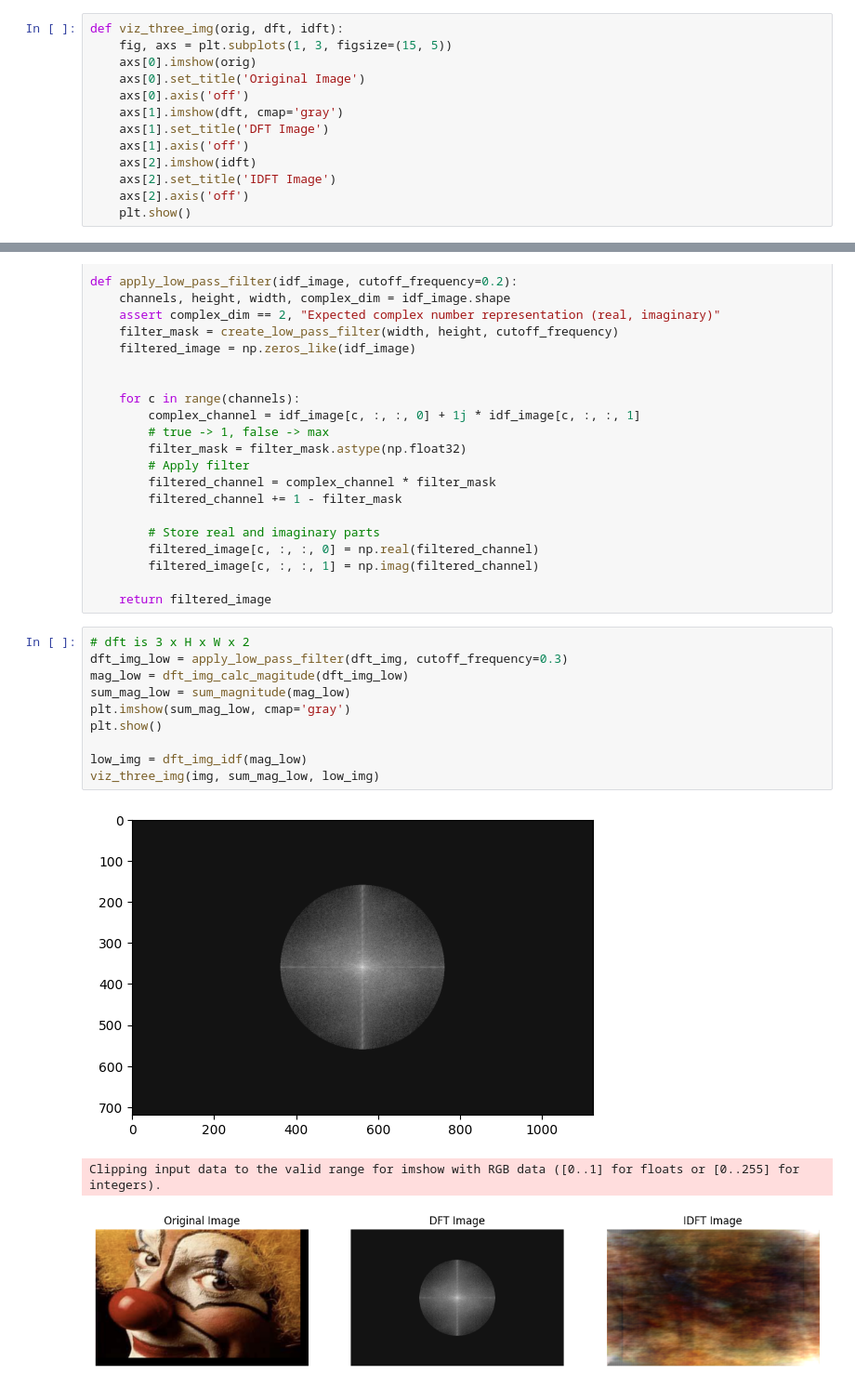
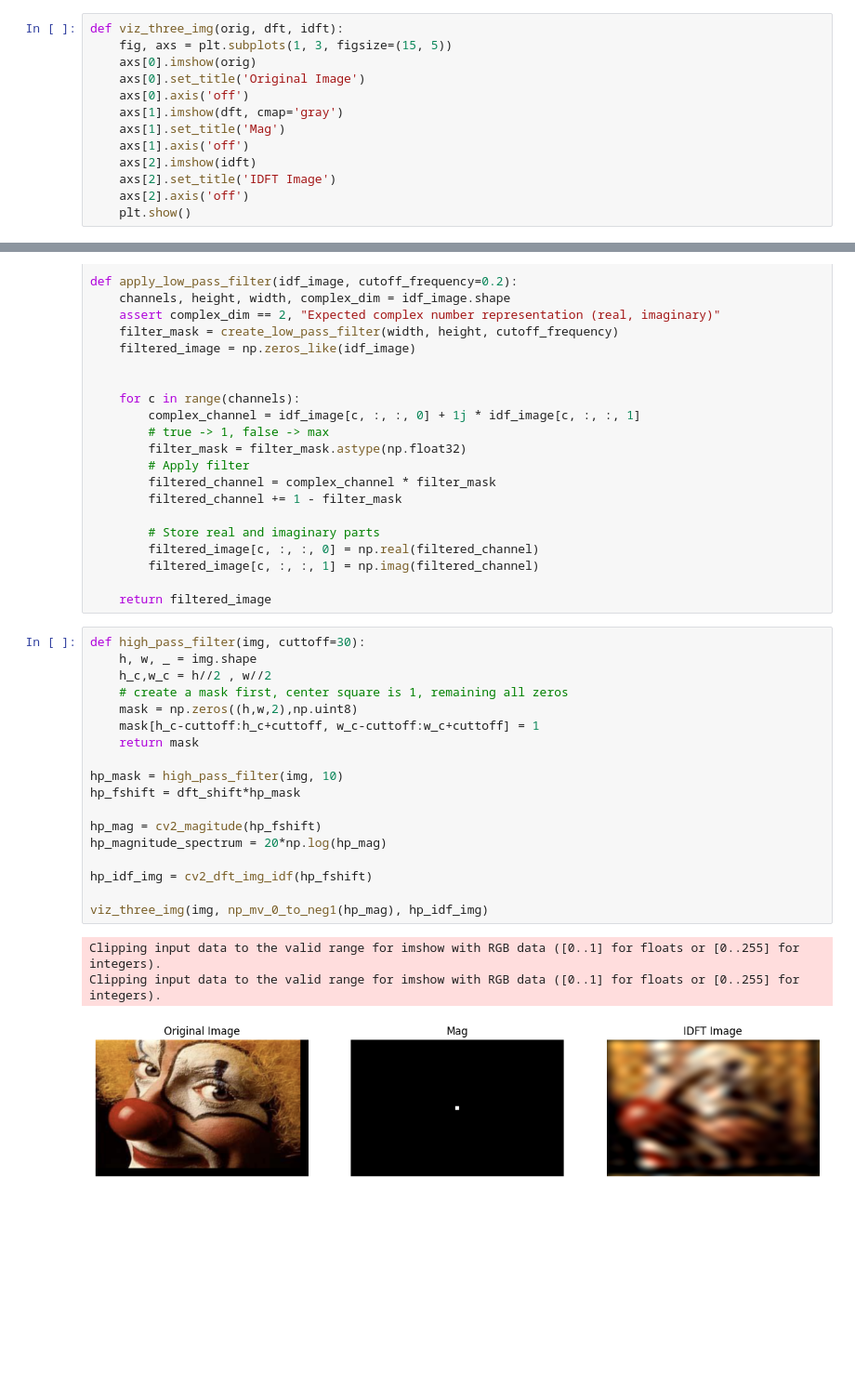
Before and after one commit to KevinNote/Imperial-CV, a Jupyter notebook: Lab/T2/T2.ipynb, the cells around one changed output, grey strips where cells are left out. Shown at 93% size. Saved outputs shown, nothing was run; the diff lists cells and outputs as text; blank space fills up the shorter version.

```diff
--- a/Lab/T2/T2.ipynb
+++ b/Lab/T2/T2.ipynb
@@ -94,7 +114,7 @@ def viz_three_img(orig, dft, idft):
     axs[0].set_title('Original Image')
     axs[0].axis('off')
     axs[1].imshow(dft, cmap='gray')
-    axs[1].set_title('DFT Image')
+    axs[1].set_title('Mag')
     axs[1].axis('off')
     axs[2].imshow(idft)
     axs[2].set_title('IDFT Image')
@@ -134,17 +154,25 @@ def apply_low_pass_filter(idf_image, cutoff_frequency=0.2):
         filtered_image[c, :, :, 1] = np.imag(filtered_channel)
 
     return filtered_image
-# %%
-# dft is 3 x H x W x 2
-dft_img_low = apply_low_pass_filter(dft_img, cutoff_frequency=0.3)
-mag_low = dft_img_calc_magitude(dft_img_low)
-sum_mag_low = sum_magnitude(mag_low)
-plt.imshow(sum_mag_low, cmap='gray')
-plt.show()
-
-low_img = dft_img_idf(mag_low)
-viz_three_img(img, sum_mag_low, low_img)
-# %% [output]
-[figure, removed]
-Clipping input data to the valid range for imshow with RGB data ([0..1] for floats or [0..255] for integers).
-[figure, removed]
+# %%
+def high_pass_filter(img, cuttoff=30):
+    h, w, _ = img.shape
+    h_c,w_c = h//2 , w//2
+    # create a mask first, center square is 1, remaining all zeros
+    mask = np.zeros((h,w,2),np.uint8)
+    mask[h_c-cuttoff:h_c+cuttoff, w_c-cuttoff:w_c+cuttoff] = 1
+    return mask
+
+hp_mask = high_pass_filter(img, 10)
+hp_fshift = dft_shift*hp_mask
+
+hp_mag = cv2_magitude(hp_fshift)
+hp_magnitude_spectrum = 20*np.log(hp_mag)
+
+hp_idf_img = cv2_dft_img_idf(hp_fshift)
+
+viz_three_img(img, np_mv_0_to_neg1(hp_mag), hp_idf_img)
+# %% [output]
+Clipping input data to the valid range for imshow with RGB data ([0..1] for floats or [0..255] for integers).
+Clipping input data to the valid range for imshow with RGB data ([0..1] for floats or [0..255] for integers).
+[figure, added]
```
Also changed, not shown: parts of 9 cells of this notebook, 1 other file.
